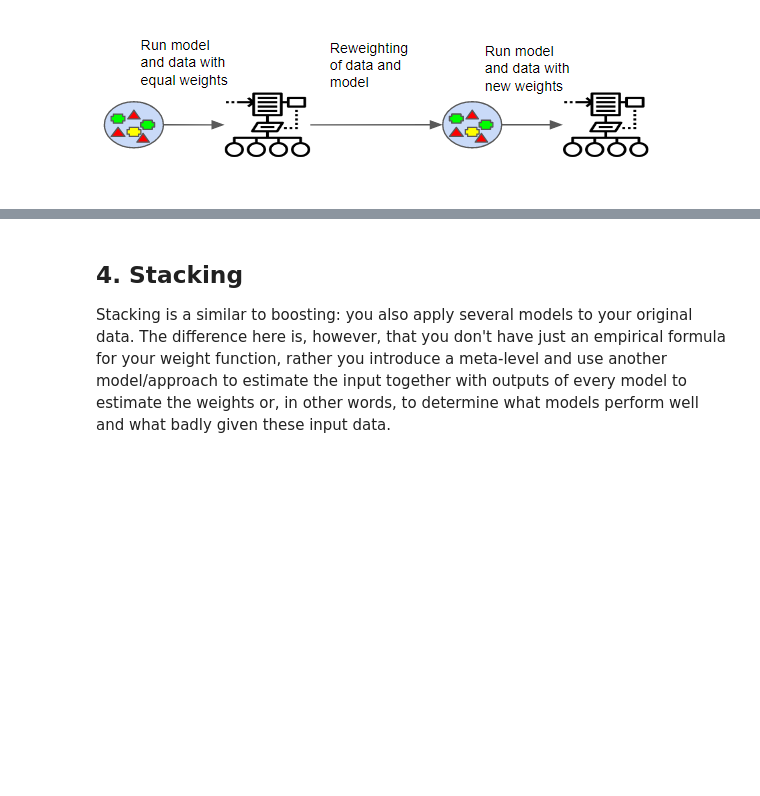
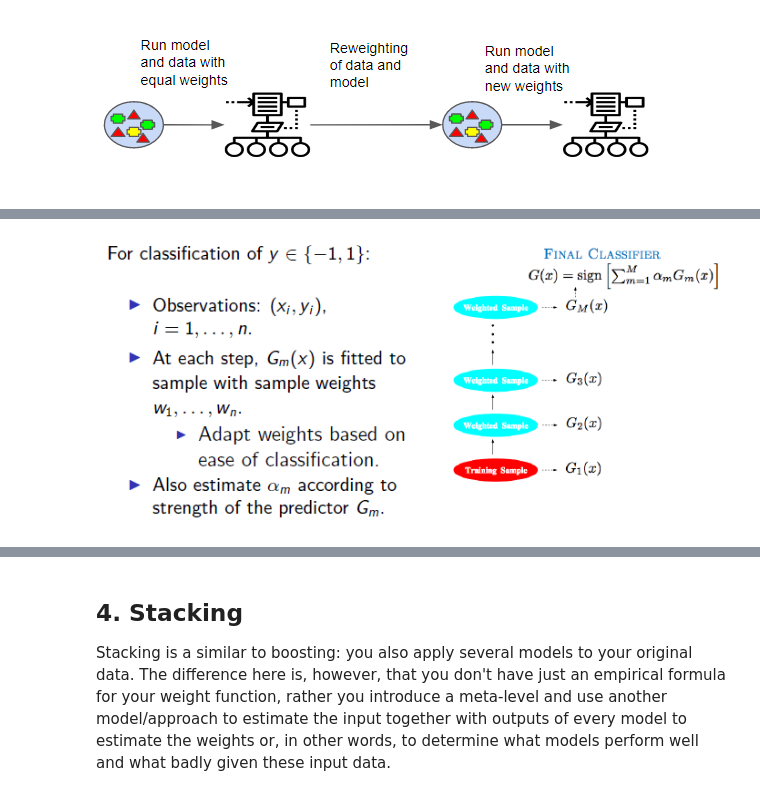
Before and after one commit to XuefeiY/Machine-Learning-Notes, a Jupyter notebook: Ensemble Methods/Bagging & Boosting & Stacking.ipynb, the cells around one changed output, grey strips where cells are left out. Saved outputs shown, nothing was run; the diff lists cells and outputs as text; code cells hidden in the pictures; blank space fills up the shorter version.

```diff
--- a/Ensemble Methods/Bagging & Boosting & Stacking.ipynb
+++ b/Ensemble Methods/Bagging & Boosting & Stacking.ipynb
@@ -39,0 +54,5 @@ Image(filename='boosting.png')
+# %%
+from IPython.display import Image
+Image(filename='adaboost.png')
+# %% [output]
+[figure, added]
```
Also changed, not shown: parts of 8 cells of this notebook.
